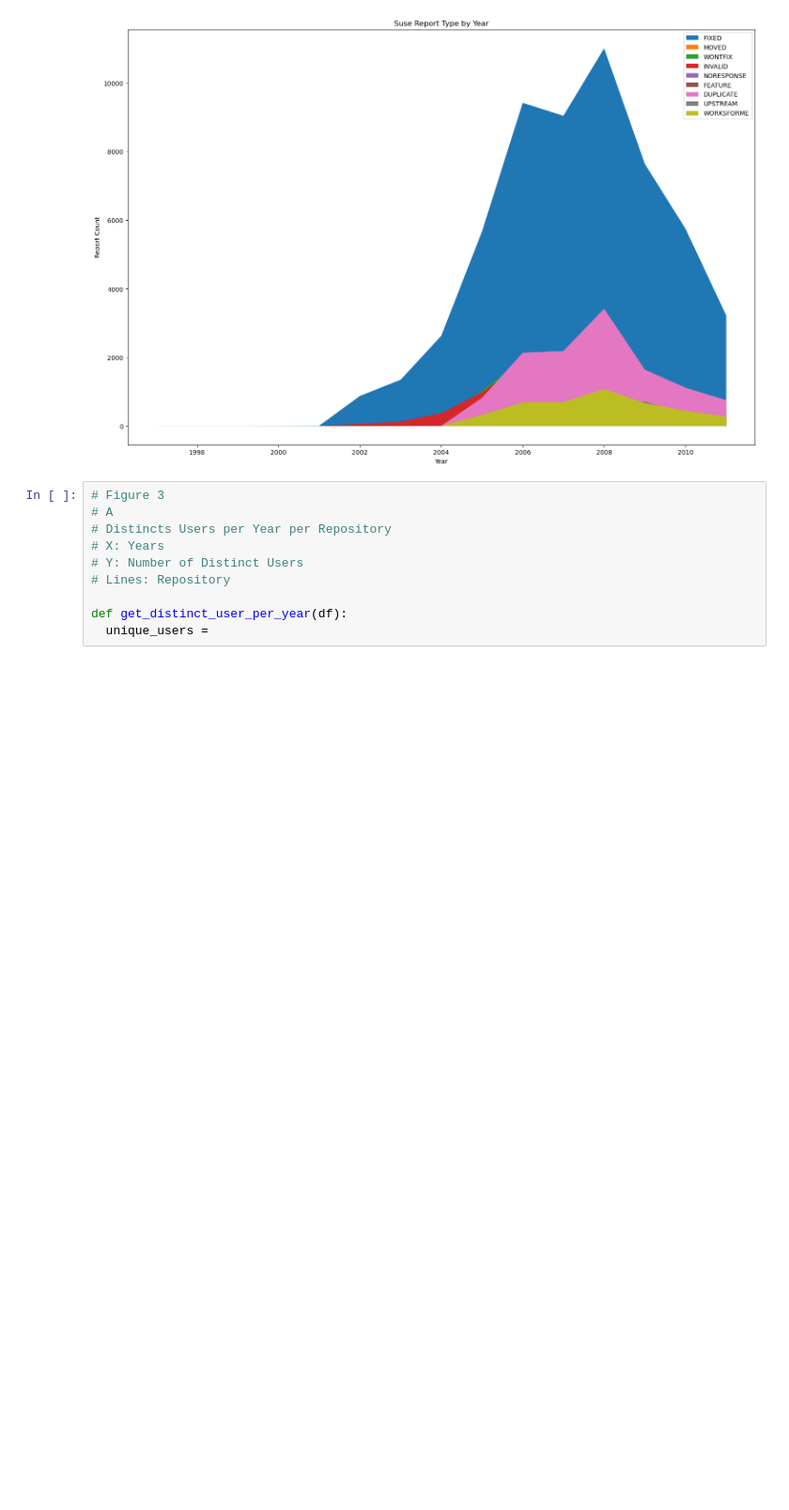
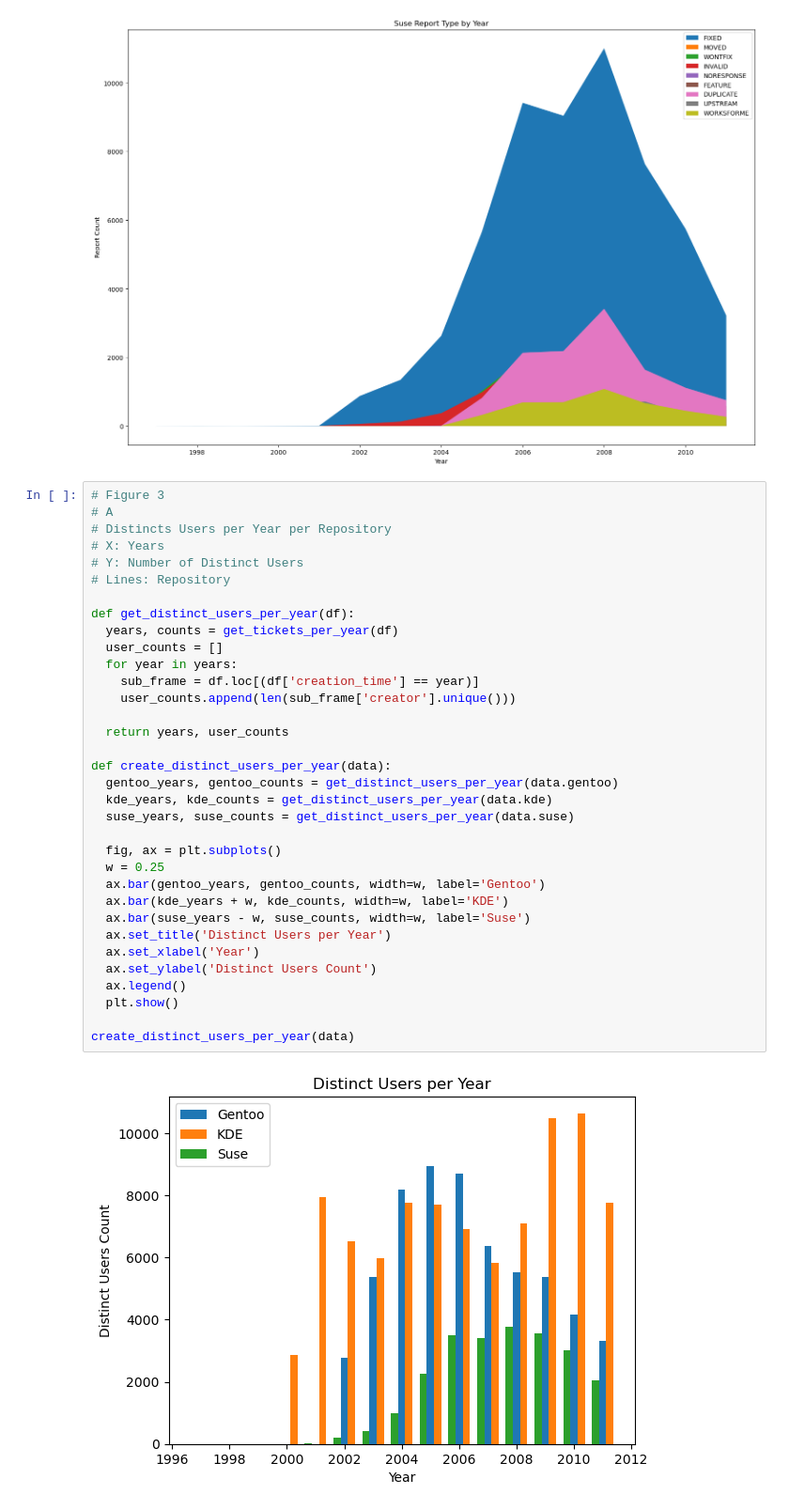
Before and after one commit to shaunpant2/bug-report-scraper, a Jupyter notebook: src/eval_data.ipynb, the cells around one changed output. Shown at 94% size. Saved outputs shown, nothing was run; the diff lists cells and outputs as text; blank space fills up the shorter version.

Commit message:
distinct users per year plot

```diff
--- a/src/eval_data.ipynb
+++ b/src/eval_data.ipynb
@@ -134,10 +134,36 @@ plot_report_type_per_year(suse_years_report_type_count, "Suse Report Type by Yea
 # %%
 # Figure 3
 # A
 # Distincts Users per Year per Repository
 # X: Years
 # Y: Number of Distinct Users
 # Lines: Repository
 
-def get_distinct_user_per_year(df):
-  unique_users =
+def get_distinct_users_per_year(df):
+  years, counts = get_tickets_per_year(df)
+  user_counts = []
+  for year in years:
+    sub_frame = df.loc[(df['creation_time'] == year)]
+    user_counts.append(len(sub_frame['creator'].unique()))
+
+  return years, user_counts
+
+def create_distinct_users_per_year(data):
+  gentoo_years, gentoo_counts = get_distinct_users_per_year(data.gentoo)
+  kde_years, kde_counts = get_distinct_users_per_year(data.kde)
+  suse_years, suse_counts = get_distinct_users_per_year(data.suse)
+
+  fig, ax = plt.subplots()
+  w = 0.25
+  ax.bar(gentoo_years, gentoo_counts, width=w, label='Gentoo')
+  ax.bar(kde_years + w, kde_counts, width=w, label='KDE')
+  ax.bar(suse_years - w, suse_counts, width=w, label='Suse')
+  ax.set_title('Distinct Users per Year')
+  ax.set_xlabel('Year')
+  ax.set_ylabel('Distinct Users Count')
+  ax.legend()
+  plt.show()
+
+create_distinct_users_per_year(data)
+# %% [output]
+[figure, added]
```
